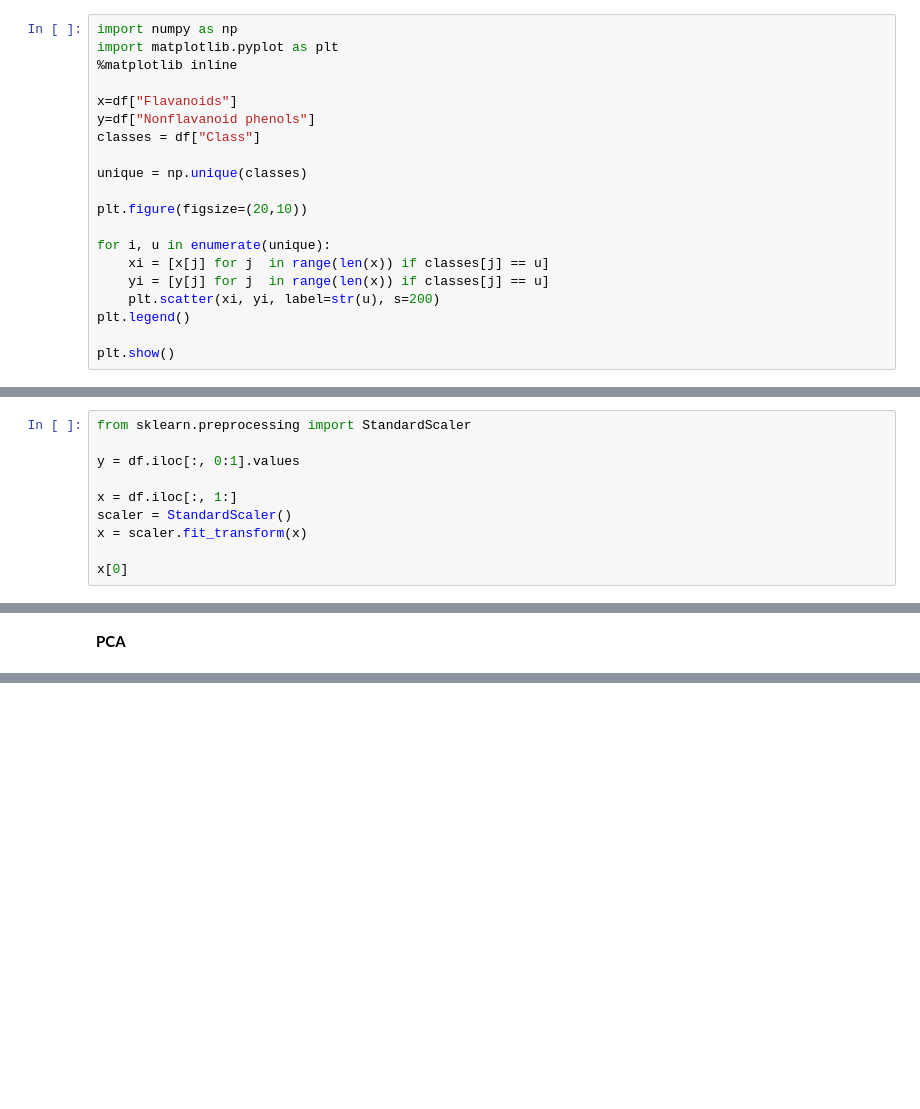
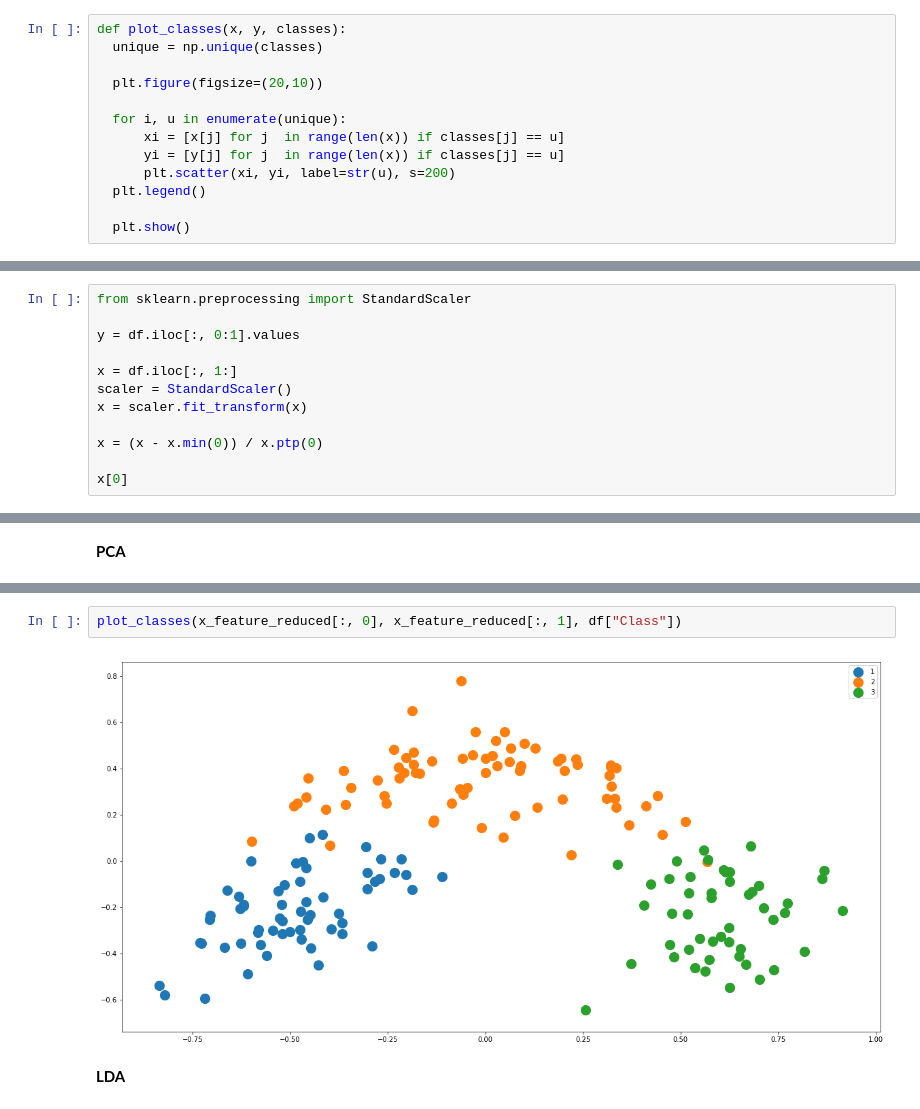
Before and after one commit to JacopoMangiavacchi/PCA-LDA-test, a Jupyter notebook: PCA_LDA.ipynb, the cells around one changed output, grey strips where cells are left out. Drawn from its saved outputs; the diff is of its cells as text; blank space fills up the shorter version.

Commit message:
create common chart function

```diff
--- a/PCA_LDA.ipynb
+++ b/PCA_LDA.ipynb
@@ -48,22 +57,15 @@ df["Class"].value_counts()
 3    48
 Name: Class, dtype: int64
 # %%
-import numpy as np
-import matplotlib.pyplot as plt
-%matplotlib inline
+def plot_classes(x, y, classes):
+  unique = np.unique(classes)
 
-x=df["Flavanoids"]
-y=df["Nonflavanoid phenols"]
-classes = df["Class"]
+  plt.figure(figsize=(20,10))
 
-unique = np.unique(classes)
+  for i, u in enumerate(unique):
+      xi = [x[j] for j  in range(len(x)) if classes[j] == u]
+      yi = [y[j] for j  in range(len(x)) if classes[j] == u]
+      plt.scatter(xi, yi, label=str(u), s=200)
+  plt.legend()
 
-plt.figure(figsize=(20,10))
-
-for i, u in enumerate(unique):
-    xi = [x[j] for j  in range(len(x)) if classes[j] == u]
-    yi = [y[j] for j  in range(len(x)) if classes[j] == u]
-    plt.scatter(xi, yi, label=str(u), s=200)
-plt.legend()
-
-plt.show()
+  plt.show()
@@ -80,5 +84,7 @@ x = df.iloc[:, 1:]
 scaler = StandardScaler()
 x = scaler.fit_transform(x)
 
+x = (x - x.min(0)) / x.ptp(0)
+
 x[0]
 # %% [output]
@@ -124,0 +109,6 @@ plt.show()
+# %%
+plot_classes(x_feature_reduced[:, 0], x_feature_reduced[:, 1], df["Class"])
+# %% [output]
+[figure, added]
+# %% [markdown]
+**LDA**
```
Also changed, not shown: parts of 9 cells of this notebook.
